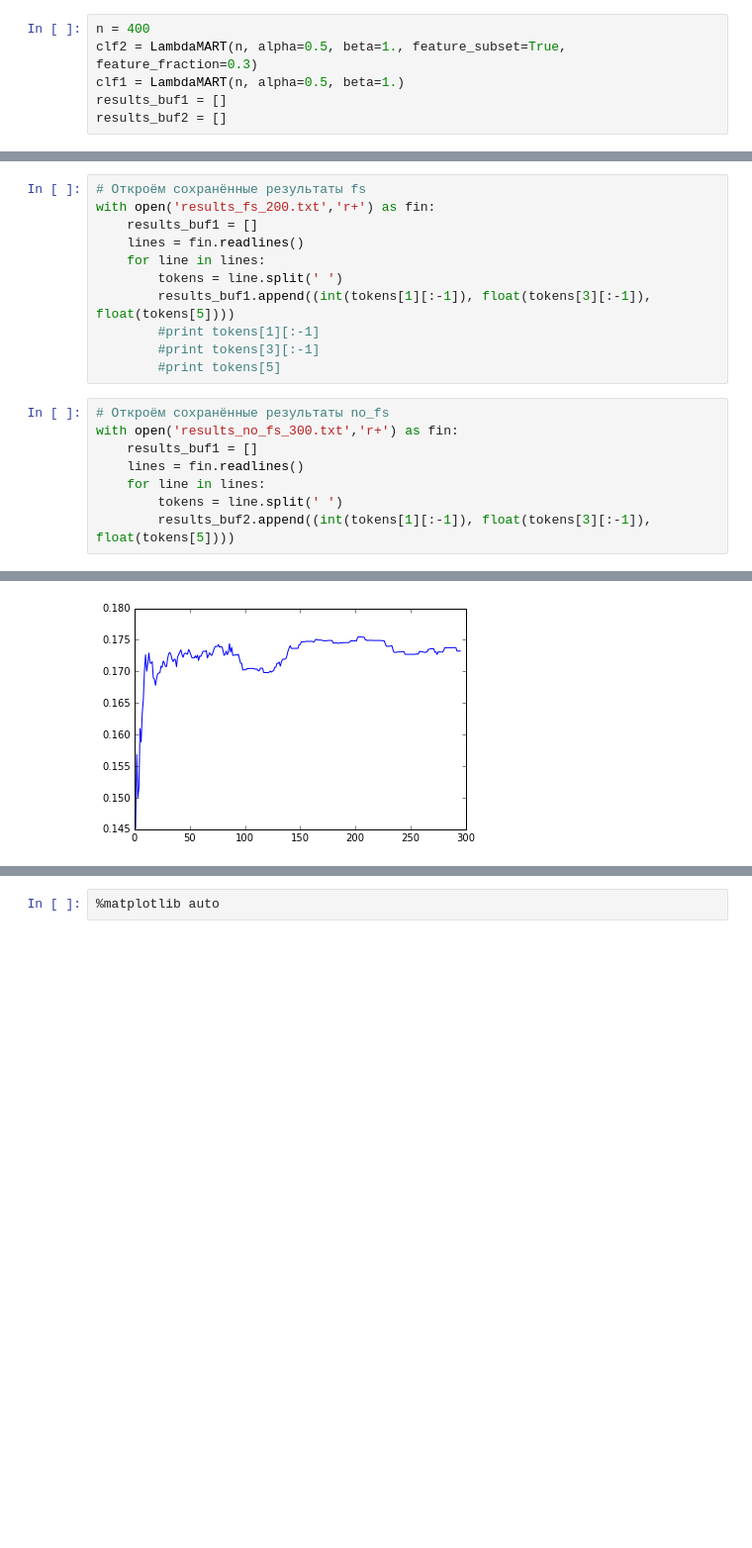
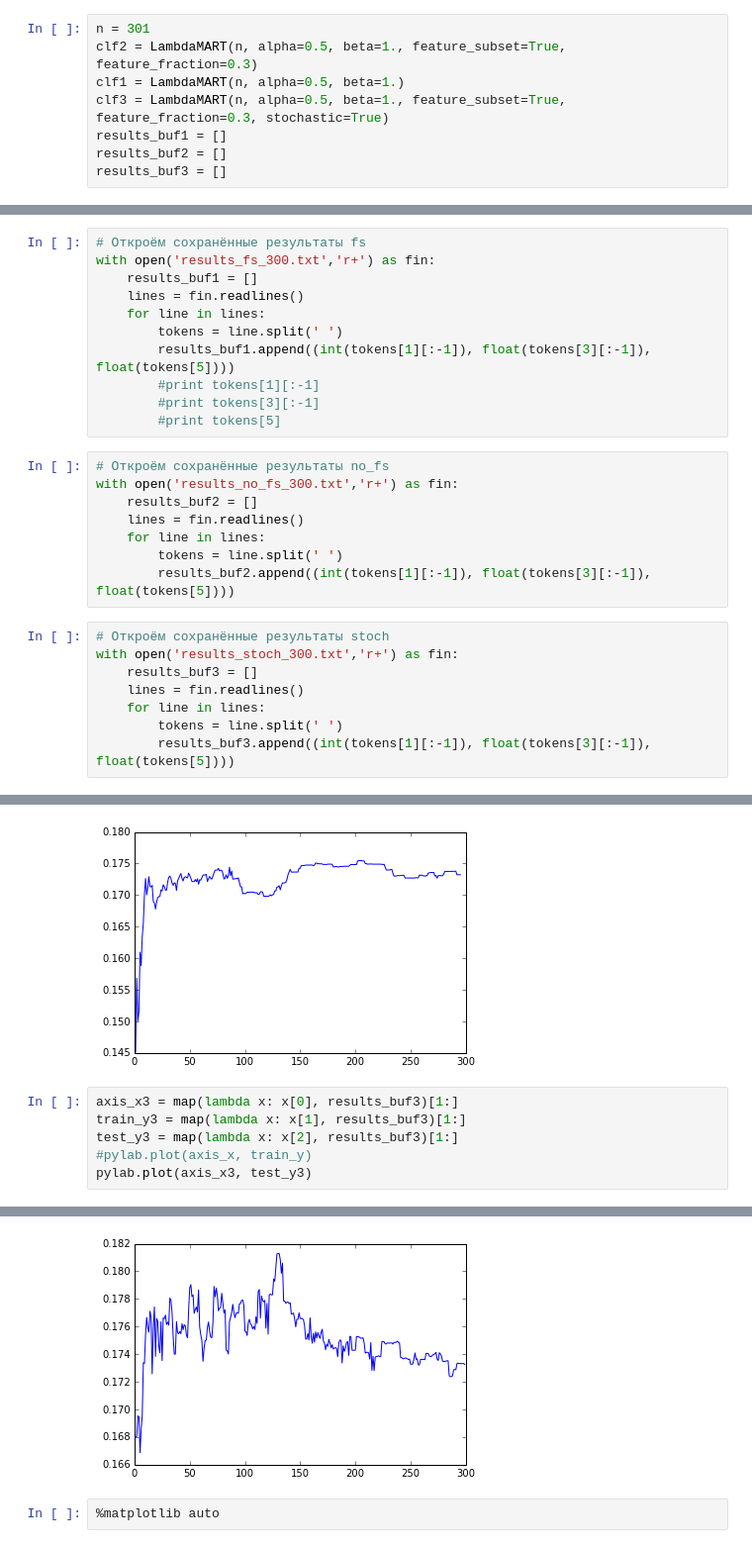
Before and after one commit to kirivasile/lambdamart, a Jupyter notebook: LambdaMART.ipynb, the cells around one changed output, grey strips where cells are left out. Shown at 99% size. Saved outputs shown, nothing was run; the diff lists cells and outputs as text; blank space fills up the shorter version.

```diff
--- a/LambdaMART.ipynb
+++ b/LambdaMART.ipynb
@@ -311,9 +379,11 @@ print ndcgl(clf_temp.predict(X_train), y_train, q_train)
 # %%
-n = 400
+n = 301
 clf2 = LambdaMART(n, alpha=0.5, beta=1., feature_subset=True, feature_fraction=0.3)
 clf1 = LambdaMART(n, alpha=0.5, beta=1.)
+clf3 = LambdaMART(n, alpha=0.5, beta=1., feature_subset=True, feature_fraction=0.3, stochastic=True)
 results_buf1 = []
 results_buf2 = []
+results_buf3 = []
 # %%
 %time clf2 = clf2.fit(X_train, y_train, q_train, queries_train, X_test, y_test, q_test, queries_test)
 # %% [output]
@@ -394,6 +533,6 @@ with open('results_no_fs_300.txt','w+') as fout:
 # %%
 # Откроём сохранённые результаты fs
-with open('results_fs_200.txt','r+') as fin:
+with open('results_fs_300.txt','r+') as fin:
     results_buf1 = []
     lines = fin.readlines()
     for line in lines:
@@ -405,11 +544,19 @@ with open('results_fs_200.txt','r+') as fin:
 # %%
 # Откроём сохранённые результаты no_fs
 with open('results_no_fs_300.txt','r+') as fin:
-    results_buf1 = []
+    results_buf2 = []
     lines = fin.readlines()
     for line in lines:
         tokens = line.split(' ')
         results_buf2.append((int(tokens[1][:-1]), float(tokens[3][:-1]), float(tokens[5])))
+# %%
+# Откроём сохранённые результаты stoch
+with open('results_stoch_300.txt','r+') as fin:
+    results_buf3 = []
+    lines = fin.readlines()
+    for line in lines:
+        tokens = line.split(' ')
+        results_buf3.append((int(tokens[1][:-1]), float(tokens[3][:-1]), float(tokens[5])))
 # %%
 axis_x1 = map(lambda x: x[0], results_buf2)[1:]
 train_y1 = map(lambda x: x[1], results_buf2)[1:]
@@ -419,3 +566,10 @@ pylab.plot(axis_x1, test_y1)
 # %% [output]
 [<matplotlib.lines.Line2D at 0x...>]
 [figure]
+# %%
+axis_x3 = map(lambda x: x[0], results_buf3)[1:]
+train_y3 = map(lambda x: x[1], results_buf3)[1:]
+test_y3 = map(lambda x: x[2], results_buf3)[1:]
+#pylab.plot(axis_x, train_y)
+pylab.plot(axis_x3, test_y3)
+# %% [output]
@@ -422,3 +577,4 @@ pylab.plot(axis_x1, test_y1)
+[figure, added]
 # %%
 %matplotlib auto
 # %% [output]
```
Also changed, not shown: parts of 13 cells of this notebook.
